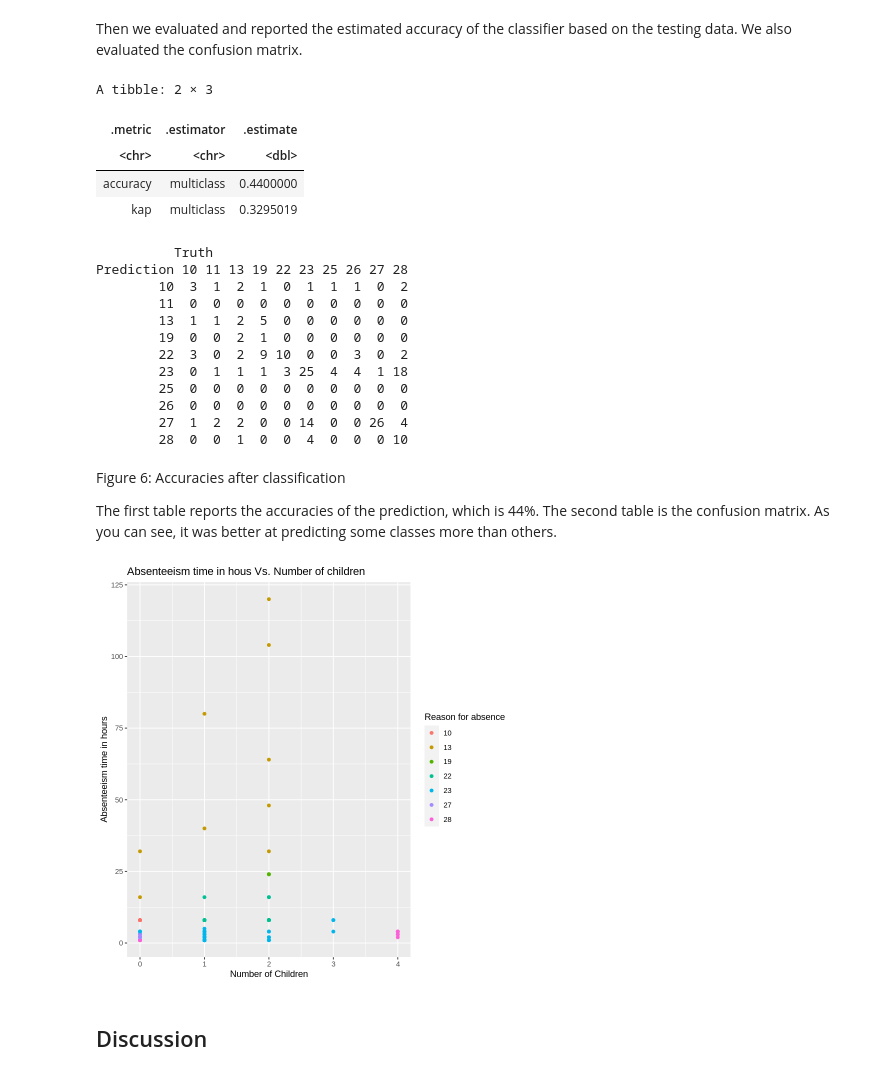
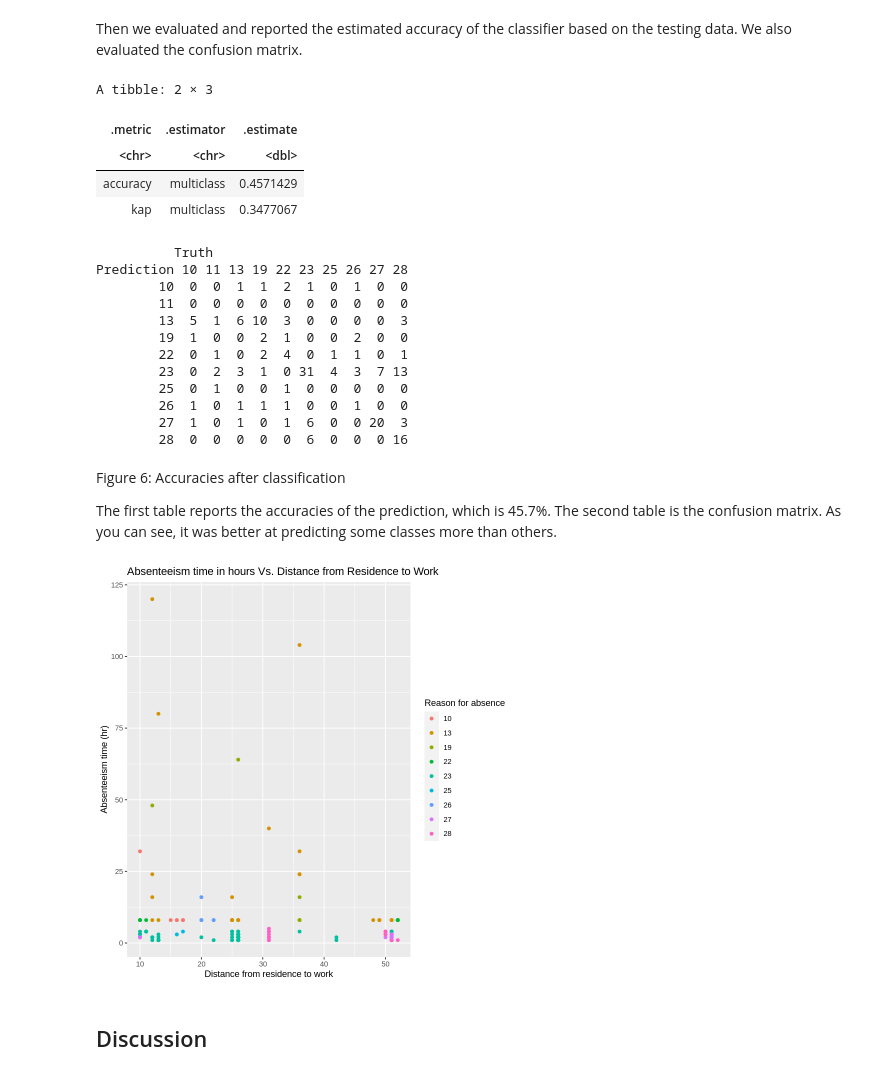
Before and after one commit to tim13246879/dsci-100-2022w1-group-87, a Jupyter notebook: Final_report.ipynb, the cells around one changed output. Saved outputs shown, nothing was run; the diff lists cells and outputs as text; code cells hidden in the pictures.

Commit message:
Test classification with absent hr and distance from residence. Accuracy 45% when k = 12

```diff
--- a/Final_report.ipynb
+++ b/Final_report.ipynb
@@ -370,7 +378,7 @@ knn_tune <- nearest_neighbor(weight_func = "rectangular", neighbors = tune()) |>
             set_mode("classification")
 knn_tune
 
-data_recipe <- recipe(Reason.for.absence ~ Absenteeism.time.in.hours + Son, data = data_train) |>
+data_recipe <- recipe(Reason.for.absence ~ Absenteeism.time.in.hours + Distance.from.Residence.to.Work, data = data_train) |>
                 step_scale(all_predictors()) |>
                 step_center(all_predictors())
 
@@ -428,7 +436,7 @@ From the above graph, it appears that K = 27 might be the best for the model. It
 # %% [markdown]
 We then made a new model specification for the best parameter value (i.e., K = 38), and retrained the entire data set using the fit function.
 # %%
-knn_spec <- nearest_neighbor(weight_func = "rectangular", neighbors = 27) |>
+knn_spec <- nearest_neighbor(weight_func = "rectangular", neighbors = 12) |>
             set_engine("kknn") |>
             set_mode("classification")
 
@@ -474,37 +482,37 @@ data_mat
 A tibble: 2 × 3
 | .metric | .estimator | .estimate |
 | <chr> | <chr> | <dbl> |
-| accuracy | multiclass | 0.4400000 |
-| kap | multiclass | 0.3295019 |
+| accuracy | multiclass | 0.4571429 |
+| kap | multiclass | 0.3477067 |
           Truth
 Prediction 10 11 13 19 22 23 25 26 27 28
-        10  3  1  2  1  0  1  1  1  0  2
+        10  0  0  1  1  2  1  0  1  0  0
         11  0  0  0  0  0  0  0  0  0  0
-        13  1  1  2  5  0  0  0  0  0  0
-        19  0  0  2  1  0  0  0  0  0  0
-        22  3  0  2  9 10  0  0  3  0  2
-        23  0  1  1  1  3 25  4  4  1 18
-        25  0  0  0  0  0  0  0  0  0  0
-        26  0  0  0  0  0  0  0  0  0  0
-        27  1  2  2  0  0 14  0  0 26  4
-        28  0  0  1  0  0  4  0  0  0 10
+        13  5  1  6 10  3  0  0  0  0  3
+        19  1  0  0  2  1  0  0  2  0  0
+        22  0  1  0  2  4  0  1  1  0  1
+        23  0  2  3  1  0 31  4  3  7 13
+        25  0  1  0  0  1  0  0  0  0  0
+        26  1  0  1  1  1  0  0  1  0  0
+        27  1  0  1  0  1  6  0  0 20  3
+        28  0  0  0  0  0  6  0  0  0 16
 # %% [markdown]
 Figure 6: Accuracies after classification
 
-The first table reports the accuracies of the prediction, which is 44%. The second table is the confusion matrix. As you can see, it was better at predicting some classes more than others.
+The first table reports the accuracies of the prediction, which is 45.7%. The second table is the confusion matrix. As you can see, it was better at predicting some classes more than others.
 # %%
 final_vis <- data_test_predictions |>
-                ggplot(aes(x = Son,
+                ggplot(aes(x = Distance.from.Residence.to.Work,
                            y = Absenteeism.time.in.hours,
                           color = .pred_class)) +
                 geom_point() +
-                labs(x = "Number of Children",
-                     y = "Absenteeism time in hours",
-                     title = "Absenteeism time in hous Vs. Number of children",
+                labs(x = "Distance from residence to work",
+                     y = "Absenteeism time (hr)",
+                     title = "Absenteeism time in hours Vs. Distance from Residence to Work",
                     color = "Reason for absence")
 final_vis
 # %% [output]
-[figure, old version]
+[figure, new version]
 # %% [markdown]
 ## Discussion
 # %% [markdown]
```
Also changed, not shown: parts of 13 cells of this notebook.
